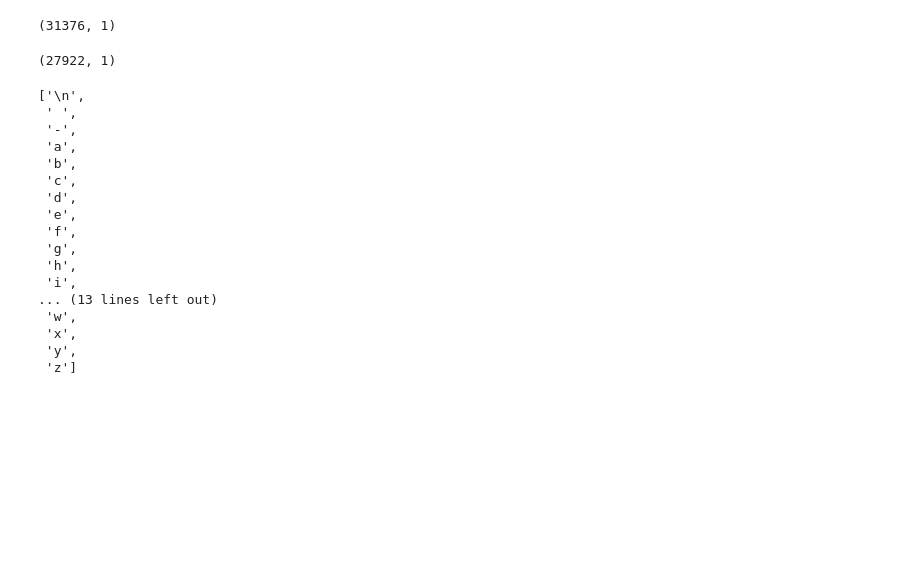
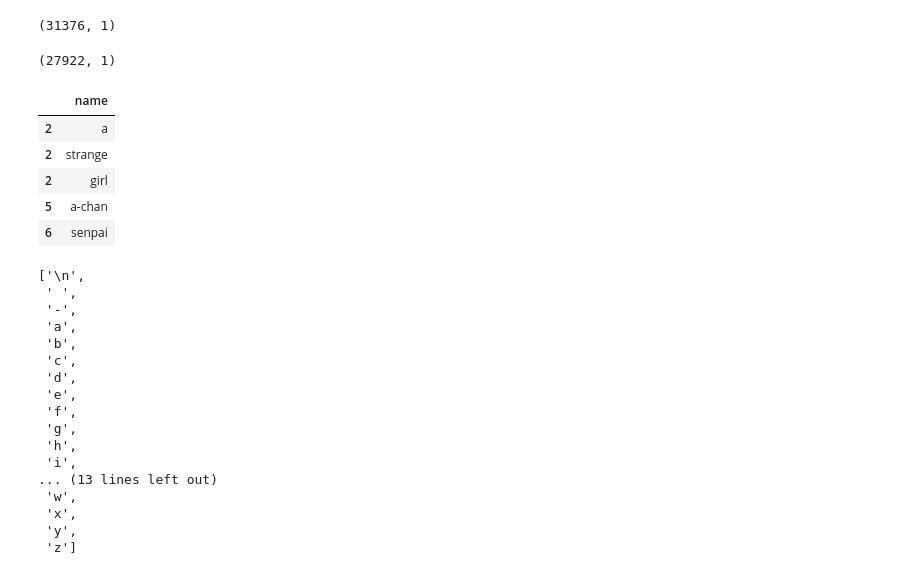
Before and after one commit to oetia/karpo, a Jupyter notebook: makemore/data/hnames.ipynb, the cells around one changed output. Saved outputs shown, nothing was run; the diff lists cells and outputs as text; code cells hidden in the pictures; blank space fills up the shorter version.

Commit message:
makemore hnames

```diff
--- a/makemore/data/hnames.ipynb
+++ b/makemore/data/hnames.ipynb
@@ -86,7 +86,7 @@ Yuzu
 Yuzumi Yuzahara
 Zytnia Knoll Butka
 # %%
-names = np.array(open("names.txt").readlines())
+names = np.array(open("hnames.txt").readlines())
 names = names.reshape((names.shape[0], 1))
 names.shape
 # %% [output]
@@ -99,11 +99,24 @@ df_names.shape
 # %%
 df_names["name"] = df_names["name"].str.lower().str.strip()
 
 df_names.drop_duplicates(inplace=True)
 
 misc_mask = df_names["name"].str.contains("[^a-z\ \-]", regex=True)
-df_names = df_names[~misc_mask]
+df_names: pd.DataFrame = df_names[~misc_mask]
 print(df_names.shape)
+
+# explosion
+df_names["name"] = df_names["name"].str.split()
+df_names = df_names.explode(column="name")
+df_names.drop_duplicates(inplace=True)
+
+df_names.head()
 # %% [output]
 (27922, 1)
+|  | name |
+| 2 | a |
+| 2 | strange |
+| 2 | girl |
+| 5 | a-chan |
+| 6 | senpai |
 # %%
```
Also changed, not shown: parts of 1 cell of this notebook, 5 other files.
